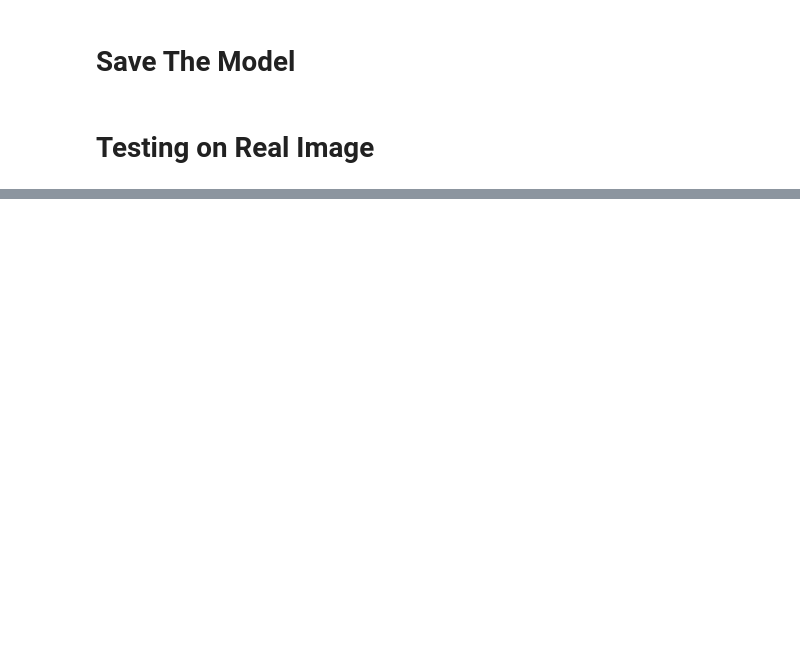
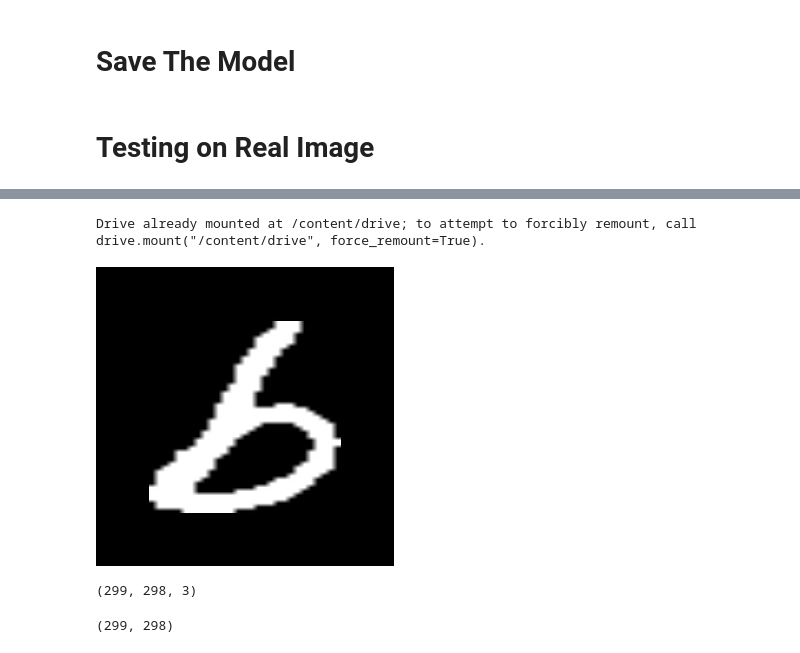
Before and after one commit to AryaWicaksanaH/Machine-Learning-Quiz-2, a Jupyter notebook: Quiz2_Arya-Wicaksana-Hidayat.ipynb, the cells around one changed output, grey strips where cells are left out. Cells and saved outputs as stored; diff of their text form; code cells hidden in the pictures; blank space fills up the shorter version.

```diff
--- a/Quiz2_Arya-Wicaksana-Hidayat.ipynb
+++ b/Quiz2_Arya-Wicaksana-Hidayat.ipynb
@@ -304,12 +556,29 @@ cv2_imshow(img)
+# %%
+# Load Image
+import cv2 # Library yang berguna dalam visi komputer
+from google.colab.patches import cv2_imshow # Fungsi yang digunakan citra dalam google colab
+
+from google.colab import drive # Membantu dalam memanfaatkan media penyimpanan Google Drive
+drive.mount('/content/drive') # Memuat Google Drive
+
+img = cv2.imread('/content/drive/MyDrive/dataset/images/b_small.jpg') # Mengimport dan menyimpan citra dari path kedalam variabel img
+cv2_imshow(img) # menampilkan citra yang sudah diimport di variabel img sebelumnya
+# %% [output]
+Drive already mounted at /content/drive; to attempt to forcibly remount, call drive.mount("/content/drive", force_remount=True).
+[figure, added]
 # %%
 # Check shape
-img.shape
+img.shape # Menampilkan ukuran dan dimensi data img
+# %% [output]
+(299, 298, 3)
 # %%
 # Convert to gray
-gray_img = cv2.cvtColor(img, cv2.COLOR_BGR2GRAY)
+gray_img = cv2.cvtColor(img, cv2.COLOR_BGR2GRAY) # Merubah citra dari BGR ke Grayscale
 
 # check shape
-gray_img.shape
+gray_img.shape # Menampilkan ukuran dan dimensi data gray_img
+# %% [output]
+(299, 298)
 # %%
 # Pre-process
 # Binary Threshold and Otsu
```
Also changed, not shown: parts of 74 cells of this notebook.
